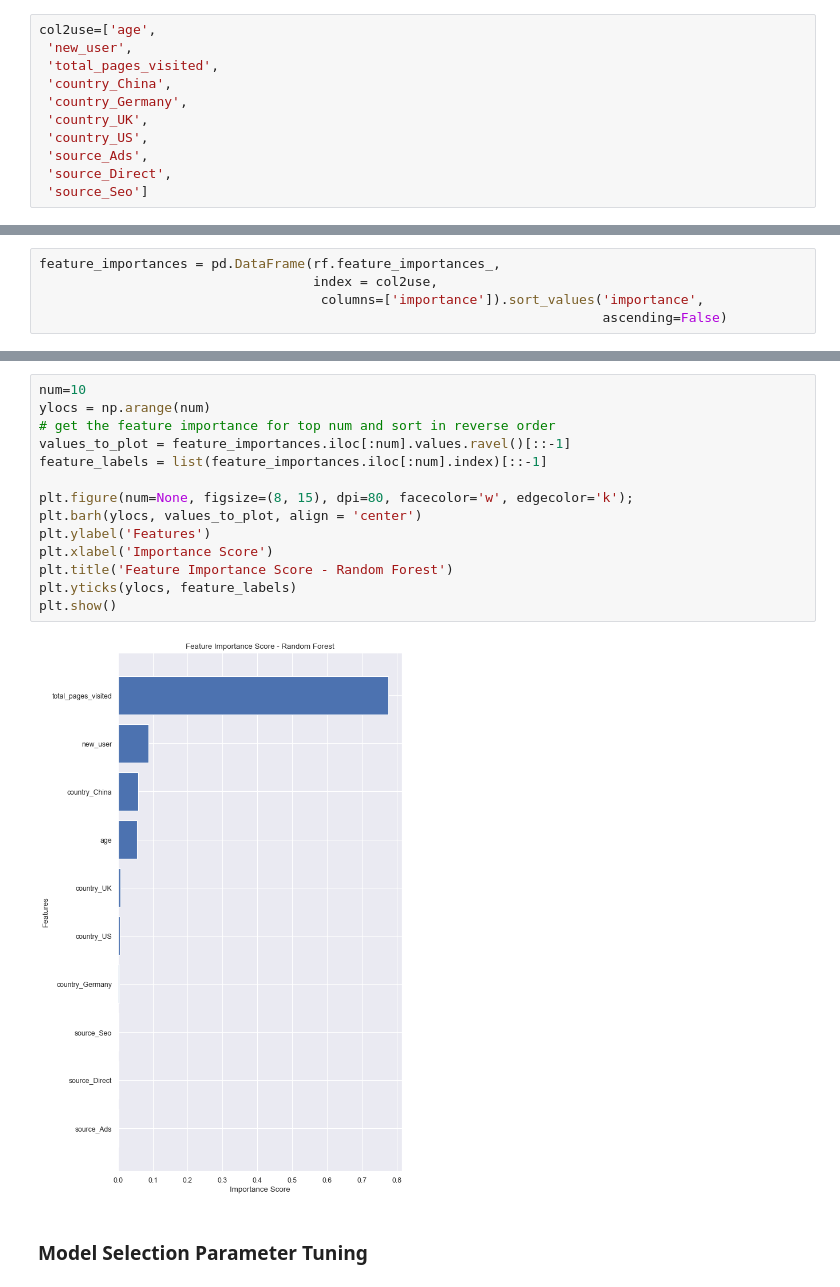
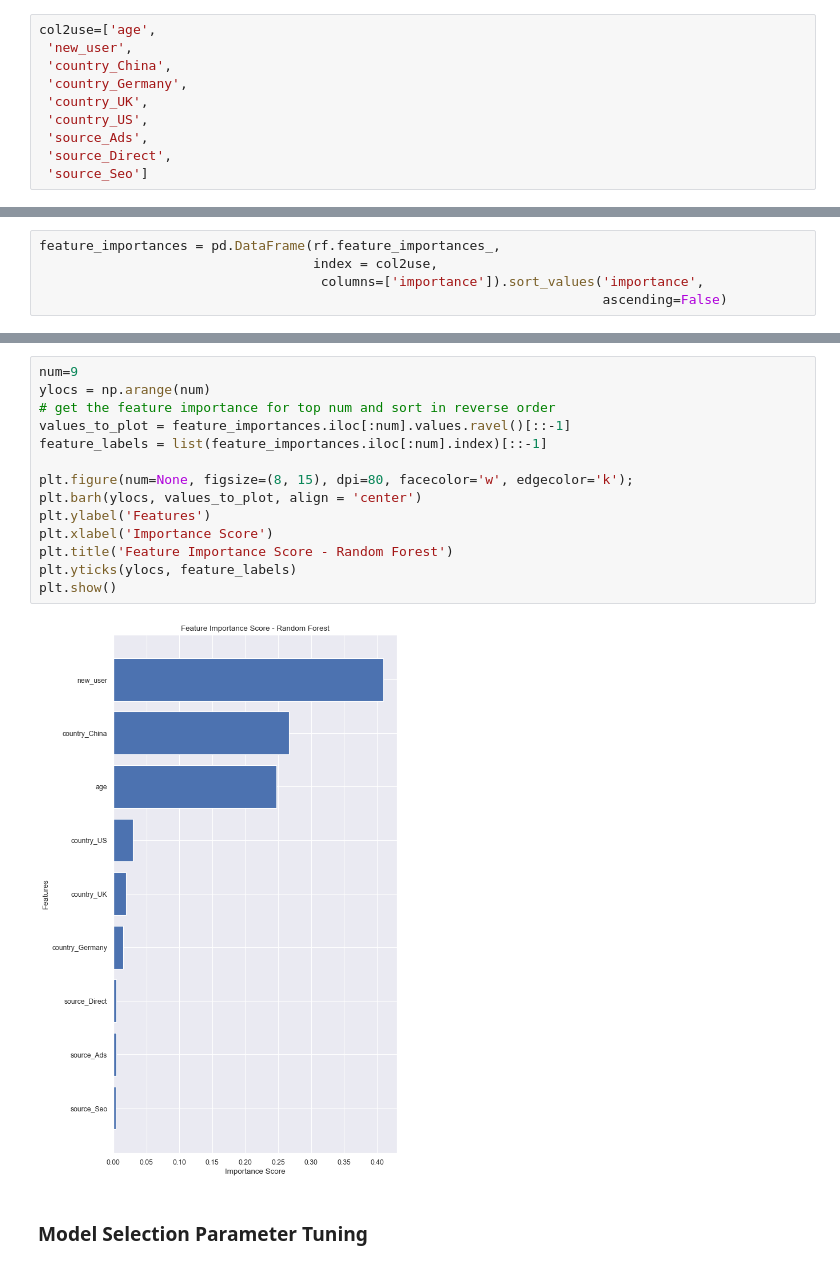
Before and after one commit to serge-ouedraogo/Converting-Users-to-Customers, a Jupyter notebook: Conversion_Rate.ipynb, the cells around one changed output, grey strips where cells are left out. Drawn from its saved outputs; the diff is of its cells as text.

```diff
--- a/Conversion_Rate.ipynb
+++ b/Conversion_Rate.ipynb
@@ -233,7 +233,6 @@ sns.pairplot(df_data.loc[:, :], palette=pal, hue="converted")
 # %%
 col2use=['age',
  'new_user',
- 'total_pages_visited',
  'country_China',
  'country_Germany',
  'country_UK',
@@ -822,19 +820,19 @@ feature_importances.head()
 # %%
-num=10
+num=9
 ylocs = np.arange(num)
 # get the feature importance for top num and sort in reverse order
 values_to_plot = feature_importances.iloc[:num].values.ravel()[::-1]
 feature_labels = list(feature_importances.iloc[:num].index)[::-1]
 
 plt.figure(num=None, figsize=(8, 15), dpi=80, facecolor='w', edgecolor='k');
 plt.barh(ylocs, values_to_plot, align = 'center')
 plt.ylabel('Features')
 plt.xlabel('Importance Score')
 plt.title('Feature Importance Score - Random Forest')
 plt.yticks(ylocs, feature_labels)
 plt.show()
 # %% [output]
-[figure, old version]
+[figure, new version]
 # %% [markdown]
 ### Model Selection Parameter Tuning
 # %%
```
Also changed, not shown: parts of 32 cells of this notebook.
